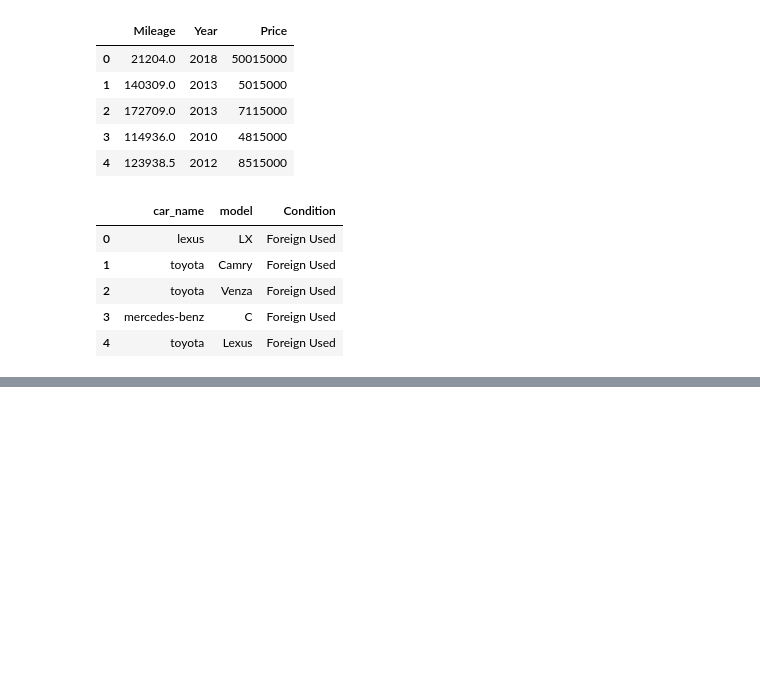
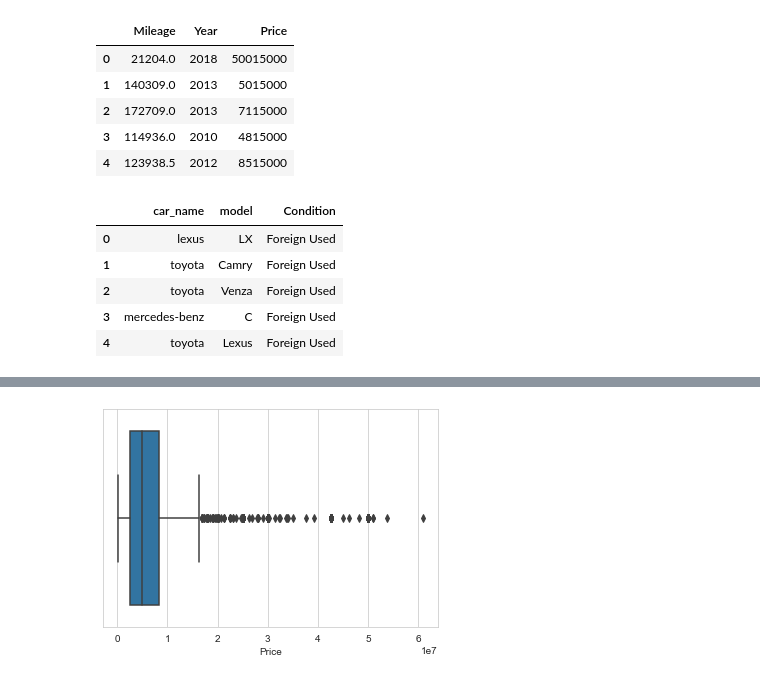
Before and after one commit to dewaleofficial/Car-Price-Prediction, a Jupyter notebook: exploratory_data_analysis/EDA.ipynb, the cells around one changed output, grey strips where cells are left out. Saved outputs shown, nothing was run; the diff lists cells and outputs as text; code cells hidden in the pictures; blank space fills up the shorter version.

```diff
--- a/exploratory_data_analysis/EDA.ipynb
+++ b/exploratory_data_analysis/EDA.ipynb
@@ -248,0 +298,5 @@ ax = sns.boxplot(x="Price", y="Condition", data=df)
+# %%
+sns.set_style("whitegrid")
+ax = sns.boxplot(x="Price", data=df)
+# %% [output]
+[figure, added]
```
Also changed, not shown: parts of 20 cells of this notebook.
